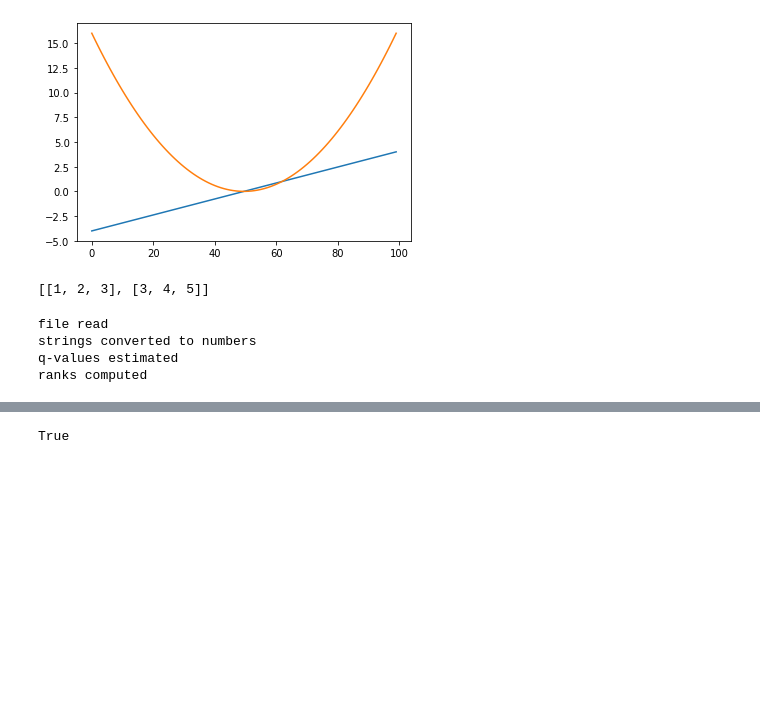
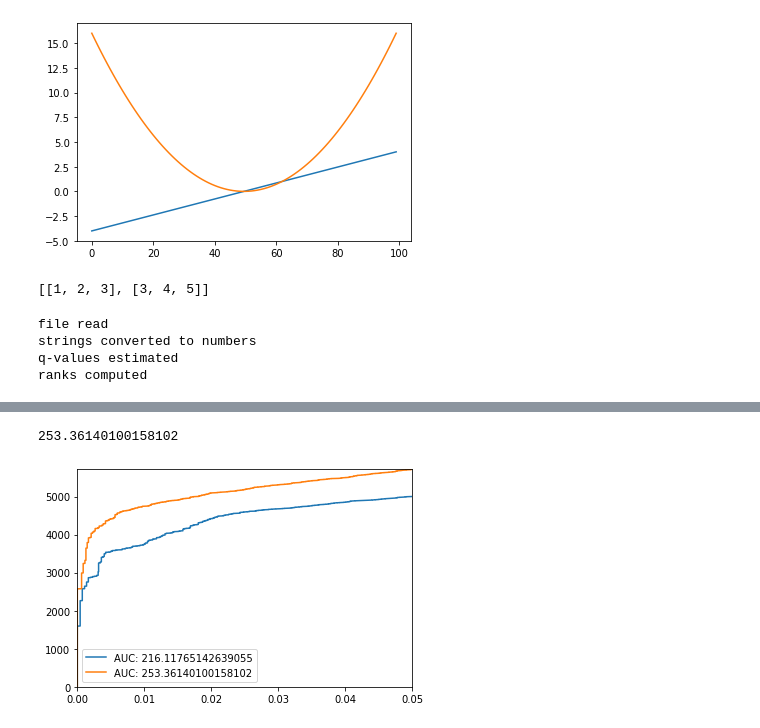
Before and after one commit to emilpaulitz/Bachelor-Thesis, a Jupyter notebook: src/Testing.ipynb, the cells around one changed output, grey strips where cells are left out. Drawn from its saved outputs; the diff is of its cells as text; code cells hidden in the pictures; blank space fills up the shorter version.

```diff
--- a/src/Testing.ipynb
+++ b/src/Testing.ipynb
@@ -61,4 +53,0 @@ Wall time: 3.96 ms
-# %%
-all(qVals1 == qVals2)
-# %% [output]
-True
@@ -69,0 +54,6 @@ f()
+# %%
+pseudoROC(dSlow)
+pseudoROC(p)
+# %% [output]
+253.36140100158102
+[figure, added]
```
Also changed, not shown: parts of 6 cells of this notebook, 8 other files.
